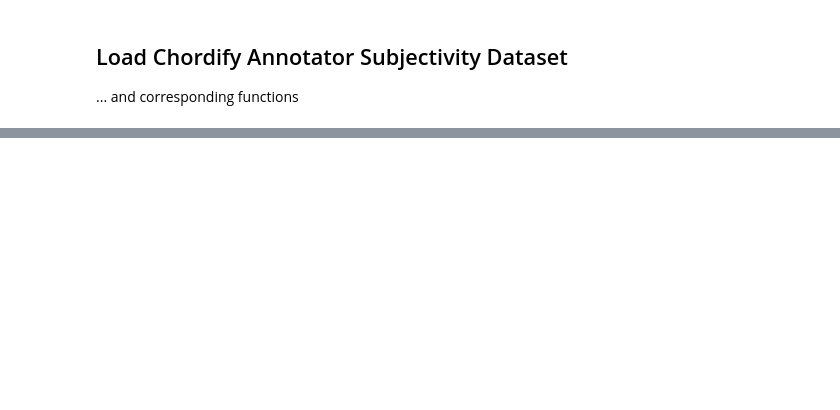
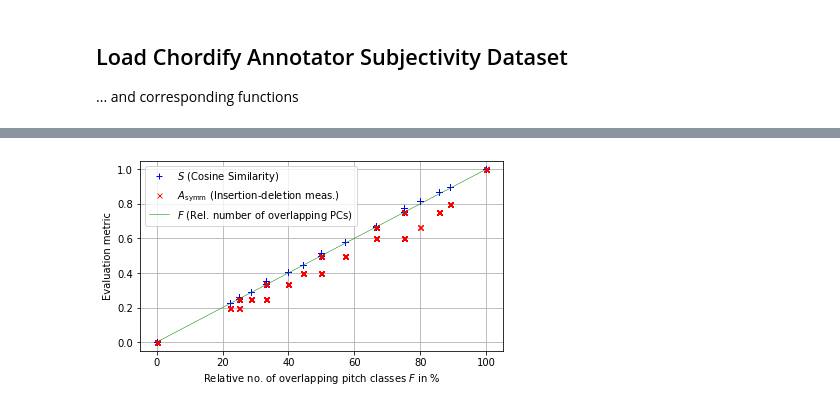
Before and after one commit to christofw/chord_eval, a Jupyter notebook: analyze_CASD.ipynb, the cells around one changed output, grey strips where cells are left out. Drawn from its saved outputs; the diff is of its cells as text; code cells hidden in the pictures; blank space fills up the shorter version.

```diff
--- a/analyze_CASD.ipynb
+++ b/analyze_CASD.ipynb
@@ -48,0 +389,18 @@ plotchroma(filename)
+# %%
+# print(pairwise_stats.shape)
+# print(pairwise_stats)
+
+plt.figure(figsize=(6.5,3.5))
+plt.plot(100*pairwise_stats[:, 2]/(0.5*(pairwise_stats[:, 0]+pairwise_stats[:, 1])), pairwise_stats[:, 3], 'b+', markeredgewidth=1)
+plt.plot(100*pairwise_stats[:, 2]/(0.5*(pairwise_stats[:, 0]+pairwise_stats[:, 1])), pairwise_stats[:, 4], 'rx', markersize=5, markeredgewidth=.8)
+plt.plot([0, 100], [0, 1],  'g-', linewidth=0.5)
+plt.legend([r'$S$ (Cosine Similarity)', r'$A_\mathrm{symm}$ (Insertion-deletion meas.)', '$F$ (Rel. number of overlapping PCs)'], loc=0)
+plt.grid()
+ax = plt.gca()
+ax.set_xlabel(r'Relative no. of overlapping pitch classes $F$ in %')
+ax.set_ylabel('Evaluation metric')
+plt.show
+plt.tight_layout
+plt.savefig('metrics_relative_no_pcs.pdf')
+# %% [output]
+[figure, added]
```
Also changed, not shown: parts of 22 cells of this notebook.
